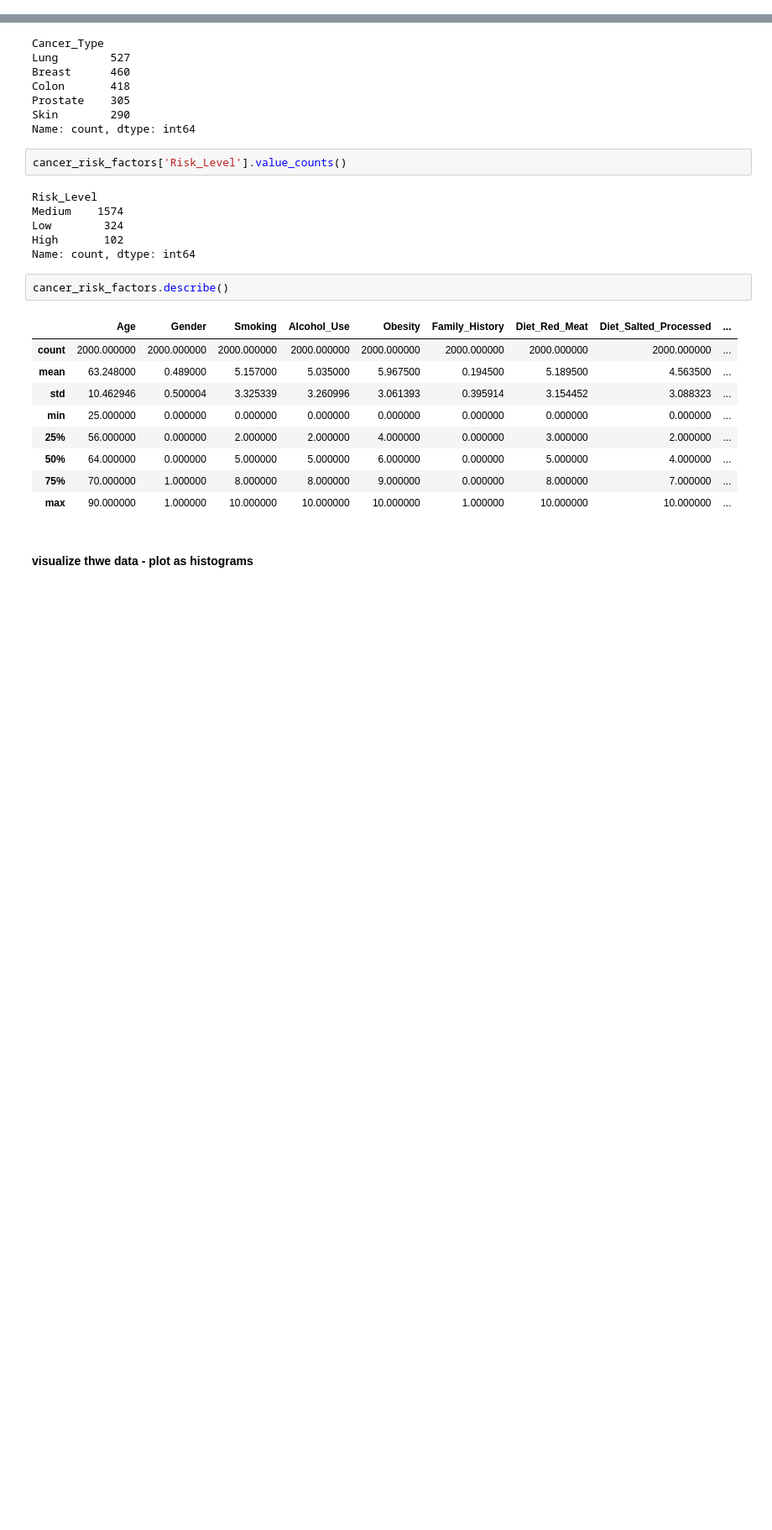
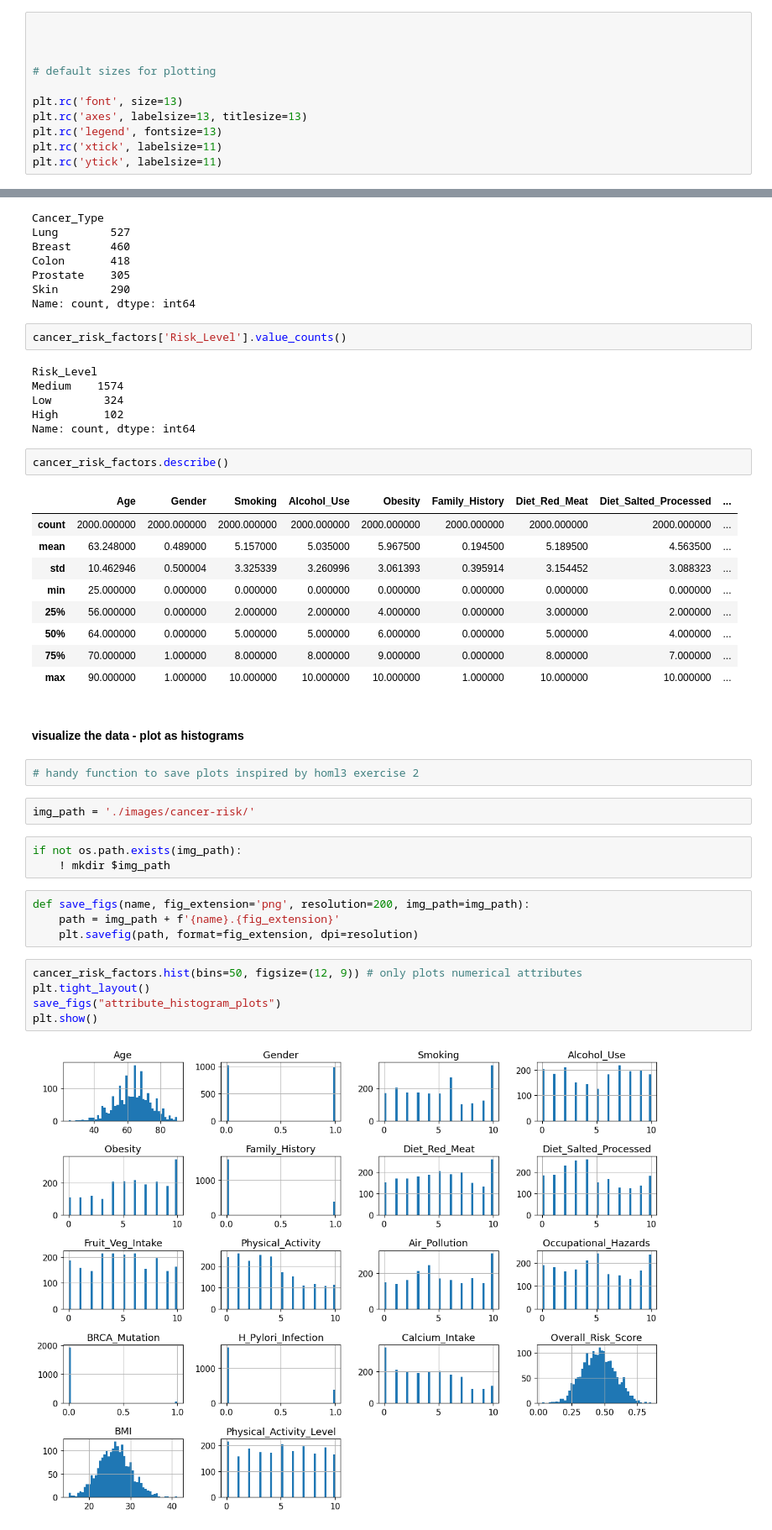
Before and after one commit to LisaPietrek/doodles, a Jupyter notebook: machine_learning/cancer_risk_predictor.ipynb, the cells around one changed output, grey strips where cells are left out. Shown at 84% size. Cells and saved outputs as stored; diff of their text form; blank space fills up the shorter version.

```diff
--- a/machine_learning/cancer_risk_predictor.ipynb
+++ b/machine_learning/cancer_risk_predictor.ipynb
@@ -7,3 +8,14 @@ import pandas as pd
+# %%
+
+
+
+# default sizes for plotting
+
+plt.rc('font', size=13)
+plt.rc('axes', labelsize=13, titlesize=13)
+plt.rc('legend', fontsize=13)
+plt.rc('xtick', labelsize=11)
+plt.rc('ytick', labelsize=11)
 # %% [markdown]
 ## get the data
 
@@ -98,4 +110,22 @@ cancer_risk_factors.describe()
 | 75% | 70.000000 | 1.000000 | 8.000000 | 8.000000 | 9.000000 | 0.000000 | 8.000000 | 7.000000 | ... |
 | max | 90.000000 | 1.000000 | 10.000000 | 10.000000 | 10.000000 | 1.000000 | 10.000000 | 10.000000 | ... |
 # %% [markdown]
-#### visualize thwe data - plot as histograms
+#### visualize the data - plot as histograms
+# %%
+# handy function to save plots inspired by homl3 exercise 2
+# %%
+img_path = './images/cancer-risk/'
+# %%
+if not os.path.exists(img_path):
+    ! mkdir $img_path
+# %%
+def save_figs(name, fig_extension='png', resolution=200, img_path=img_path):
+    path = img_path + f'{name}.{fig_extension}'
+    plt.savefig(path, format=fig_extension, dpi=resolution)
+# %%
+cancer_risk_factors.hist(bins=50, figsize=(12, 9)) # only plots numerical attributes
+plt.tight_layout()
+save_figs("attribute_histogram_plots")
+plt.show()
+# %% [output]
+[figure, added]
```
Also changed, not shown: parts of 50 cells of this notebook.
